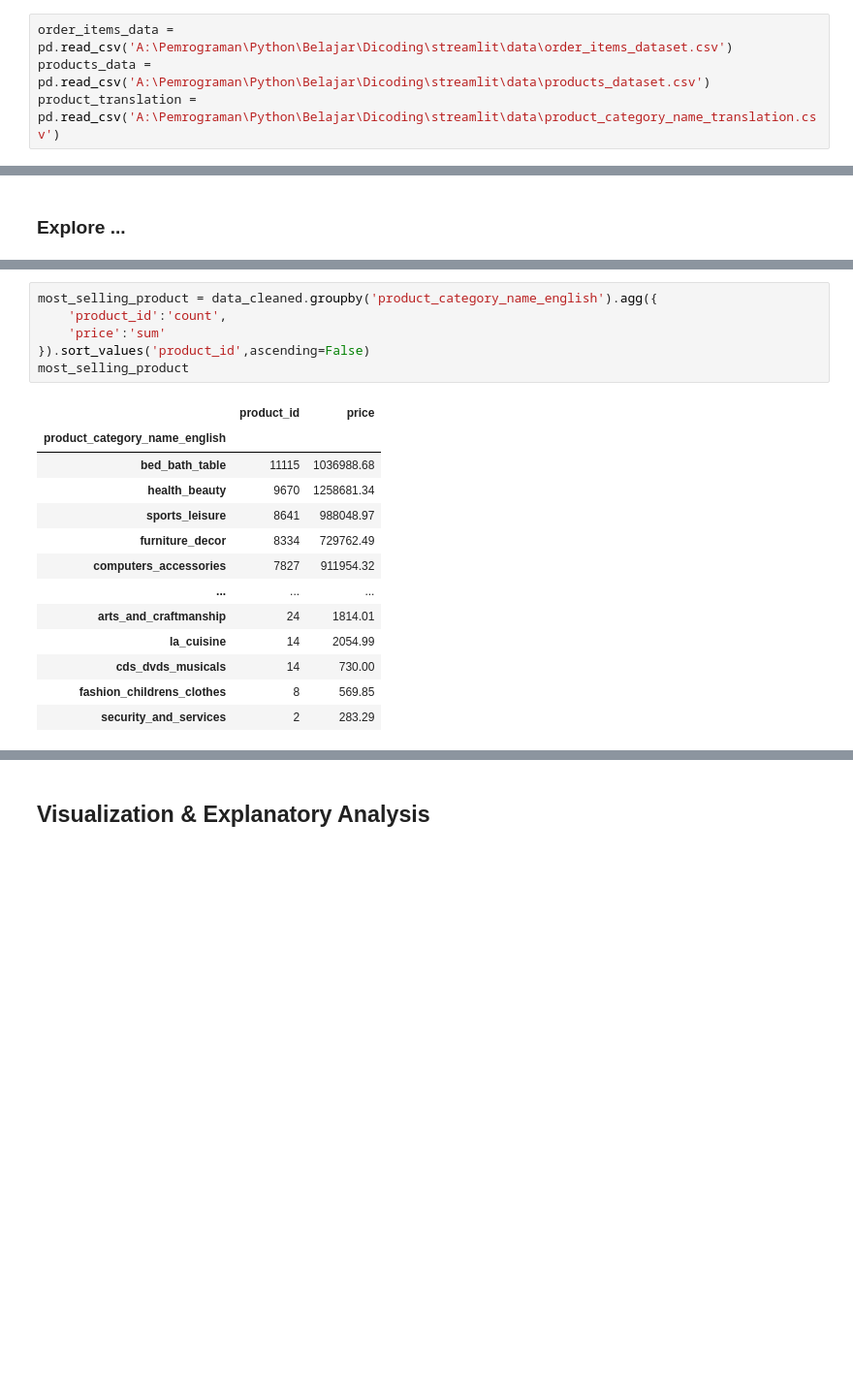
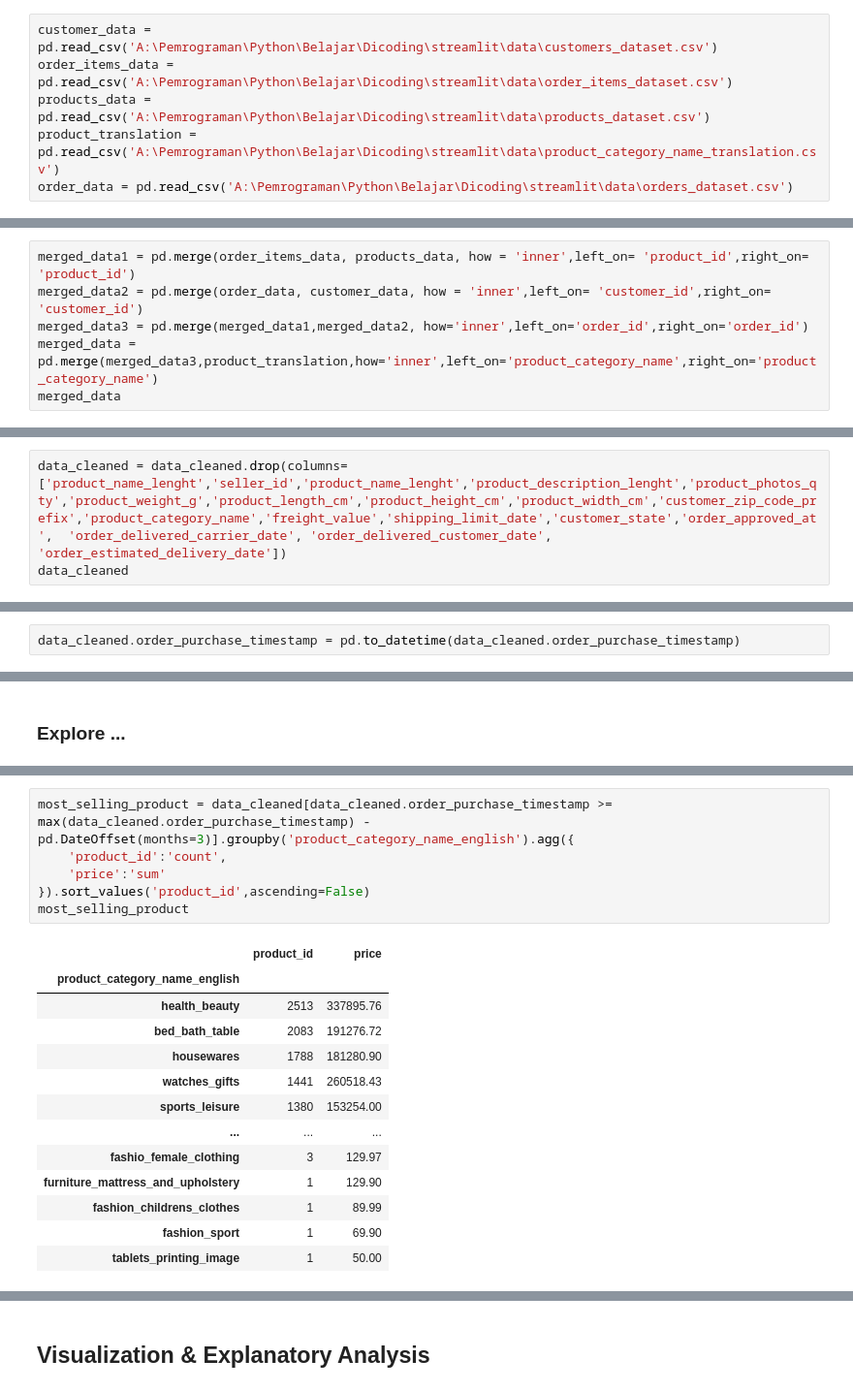
Before and after one commit to alrappie/streamlit, a Jupyter notebook: notebook.ipynb, the cells around one changed output, grey strips where cells are left out. Shown at 97% size. Saved outputs shown, nothing was run; the diff lists cells and outputs as text; blank space fills up the shorter version.

```diff
--- a/notebook.ipynb
+++ b/notebook.ipynb
@@ -19,6 +22,8 @@ import matplotlib.pyplot as plt
 # %% [markdown]
 ### Gathering Data
 # %%
+customer_data = pd.read_csv('A:\Pemrograman\Python\Belajar\Dicoding\streamlit\data\customers_dataset.csv')
 order_items_data = pd.read_csv('A:\Pemrograman\Python\Belajar\Dicoding\streamlit\data\order_items_dataset.csv')
 products_data = pd.read_csv('A:\Pemrograman\Python\Belajar\Dicoding\streamlit\data\products_dataset.csv')
 product_translation = pd.read_csv('A:\Pemrograman\Python\Belajar\Dicoding\streamlit\data\product_category_name_translation.csv')
+order_data = pd.read_csv('A:\Pemrograman\Python\Belajar\Dicoding\streamlit\data\orders_dataset.csv')
@@ -75,0 +75,6 @@ merged_data.head()
+# %%
+merged_data1 = pd.merge(order_items_data, products_data, how = 'inner',left_on= 'product_id',right_on= 'product_id')
+merged_data2 = pd.merge(order_data, customer_data, how = 'inner',left_on= 'customer_id',right_on= 'customer_id')
+merged_data3 = pd.merge(merged_data1,merged_data2, how='inner',left_on='order_id',right_on='order_id')
+merged_data = pd.merge(merged_data3,product_translation,how='inner',left_on='product_category_name',right_on='product_category_name')
+merged_data
@@ -148,0 +156,3 @@ dtype: int64
+# %%
+data_cleaned = data_cleaned.drop(columns=['product_name_lenght','seller_id','product_name_lenght','product_description_lenght','product_photos_qty','product_weight_g','product_length_cm','product_height_cm','product_width_cm','customer_zip_code_prefix','product_category_name','freight_value','shipping_limit_date','customer_state','order_approved_at',	'order_delivered_carrier_date',	'order_delivered_customer_date',	'order_estimated_delivery_date'])
+data_cleaned
@@ -149,2 +193,4 @@ dtype: int64
+# %%
+data_cleaned.order_purchase_timestamp = pd.to_datetime(data_cleaned.order_purchase_timestamp)
 # %% [markdown]
 **Insight:**
@@ -168,20 +220,20 @@ data_cleaned.describe()
 # %%
-most_selling_product = data_cleaned.groupby('product_category_name_english').agg({
+most_selling_product = data_cleaned[data_cleaned.order_purchase_timestamp >= max(data_cleaned.order_purchase_timestamp) - pd.DateOffset(months=3)].groupby('product_category_name_english').agg({
     'product_id':'count',
     'price':'sum'
 }).sort_values('product_id',ascending=False)
 most_selling_product
 # %% [output]
 |  | product_id | price |
 | product_category_name_english |  |  |
-| bed_bath_table | 11115 | 1036988.68 |
-| health_beauty | 9670 | 1258681.34 |
-| sports_leisure | 8641 | 988048.97 |
-| furniture_decor | 8334 | 729762.49 |
-| computers_accessories | 7827 | 911954.32 |
+| health_beauty | 2513 | 337895.76 |
+| bed_bath_table | 2083 | 191276.72 |
+| housewares | 1788 | 181280.90 |
+| watches_gifts | 1441 | 260518.43 |
+| sports_leisure | 1380 | 153254.00 |
 | ... | ... | ... |
-| arts_and_craftmanship | 24 | 1814.01 |
-| la_cuisine | 14 | 2054.99 |
-| cds_dvds_musicals | 14 | 730.00 |
-| fashion_childrens_clothes | 8 | 569.85 |
-| security_and_services | 2 | 283.29 |
+| fashio_female_clothing | 3 | 129.97 |
+| furniture_mattress_and_upholstery | 1 | 129.90 |
+| fashion_childrens_clothes | 1 | 89.99 |
+| fashion_sport | 1 | 69.90 |
+| tablets_printing_image | 1 | 50.00 |
```
Also changed, not shown: parts of 34 cells of this notebook, 4 other files.
